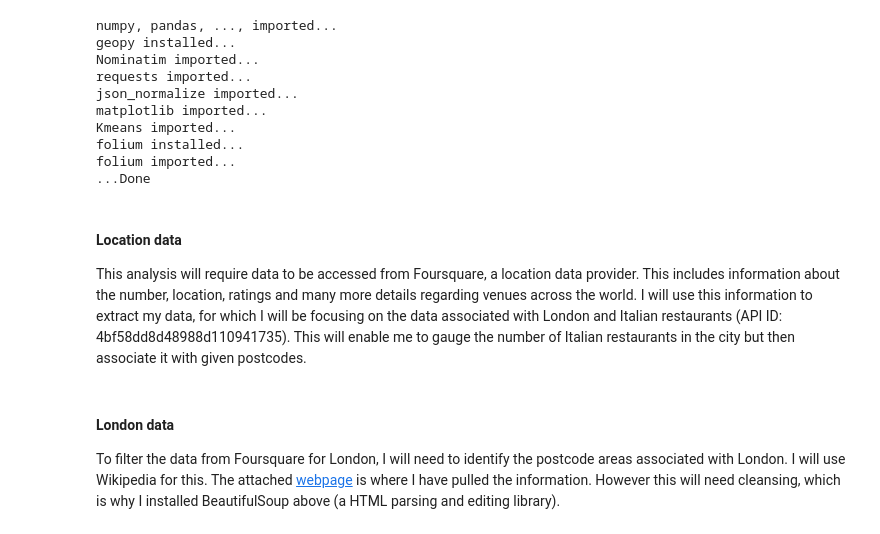
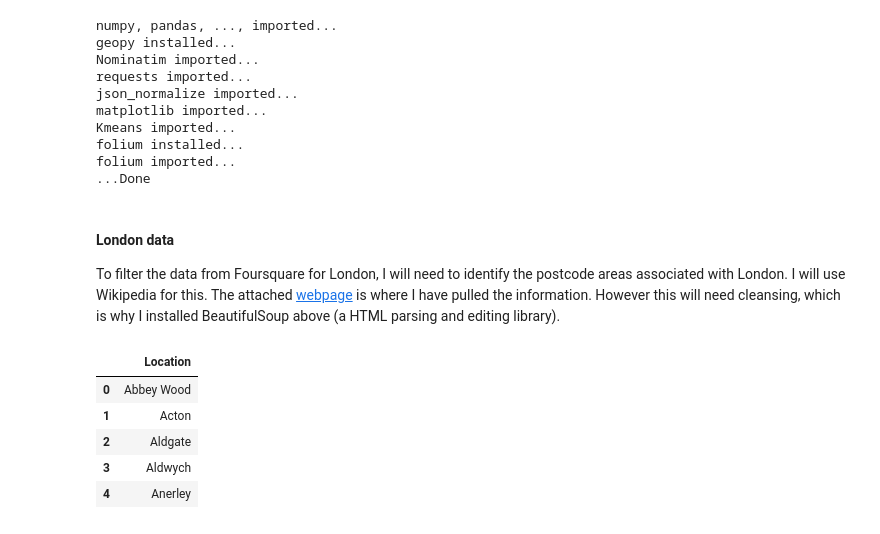
Before and after one commit to w-hofmann/IBM-Capstone-Project, a Jupyter notebook: IBM_Capstone_Project.ipynb, the cells around one changed output. Drawn from its saved outputs; the diff is of its cells as text; code cells hidden in the pictures.

```diff
--- a/IBM_Capstone_Project.ipynb
+++ b/IBM_Capstone_Project.ipynb
@@ -67,9 +67,55 @@ Kmeans imported...
 folium installed...
 folium imported...
 ...Done
-# %% [markdown]
-#### Location data
-This analysis will require data to be accessed from Foursquare, a location data provider.  This includes information about the number, location, ratings and many more details regarding venues across the world.  I will use this information to extract my data, for which I will be focusing on the data associated with London and Italian restaurants (API ID: 4bf58dd8d48988d110941735).  This will enable me to gauge the number of Italian restaurants in the city but then associate it with given postcodes.
 # %% [markdown]
 #### London data
 To filter the data from Foursquare for London, I will need to identify the postcode areas associated with London.  I will use Wikipedia for this.  The attached [webpage](https://en.wikipedia.org/wiki/List_of_areas_of_London) is where I have pulled the information.  However this will need cleansing, which is why I installed BeautifulSoup above (a HTML parsing and editing library).
+# %%
+wikipedia_link = 'https://en.wikipedia.org/wiki/List_of_areas_of_London'
+wikipedia_page = requests.get(wikipedia_link)
+
+# Cleans html file
+soup = BeautifulSoup(wikipedia_page.content, 'html.parser')
+# This extracts the "tbody" within the table where class is "wikitable sortable"
+table = soup.find('table', {'class':'wikitable sortable'}).tbody
+# Extracts all "tr" (table rows) within the table above
+rows = table.find_all('tr')
+# Extracts the column headers, removes and replaces possible '\n' with space for the "th" tag
+columns = [i.text.replace('\n', '')
+           for i in rows[0].find_all('th')]
+# Converts columns to pd dataframe
+df = pd.DataFrame(columns = columns)
+'''
+Extracts every row with corresponding columns then appends the values to the create pd dataframe "df". The first row (row[0]) is skipped because it is already the header
+'''
+for i in range(1, len(rows)):
+    tds = rows[i].find_all('td')
+    if len(tds) == 7:
+        values = [tds[0].text, tds[1].text, tds[2].text.replace('\n', ''.replace('\xa0','')), tds[3].text, tds[4].text.replace('\n', ''.replace('\xa0','')), tds[5].text.replace('\n', ''.replace('\xa0','')), tds[6].text.replace('\n', ''.replace('\xa0',''))]
+    else:
+        values = [td.text.replace('\n', '').replace('\xa0','') for td in tds]
+
+    df = df.append(pd.Series(values, index = columns), ignore_index = True)
+
+df.columns = ["Location","Borough","Town","Postcode", "Dialcode","Gridref"]
+
+# Remove Borough reference numbers with []
+df["Borough"] = df["Borough"].map(lambda x: x.rstrip("]").rstrip("0123456789").rstrip("["))
+
+df0 = df.drop("Postcode", axis=1).join(df["Postcode"].str.split(",", expand=True).stack().reset_index(level=1, drop=True).rename("Postcode"))
+
+df1 = df0[["Location", "Borough", "Postcode", "Town"]].reset_index(drop=True)
+
+df1 = df[["Location","Town"]]
+df2 = df1 # assigns df1 to df2
+df2 = df2[df2['Town'].str.contains('LONDON')]
+
+df3 = df2[["Location"]].reset_index(drop=True)
+df3.head()
+# %% [output]
+|  | Location |
+| 0 | Abbey Wood |
+| 1 | Acton |
+| 2 | Aldgate |
+| 3 | Aldwych |
+| 4 | Anerley |
```
Also changed, not shown: parts of 13 cells of this notebook.
